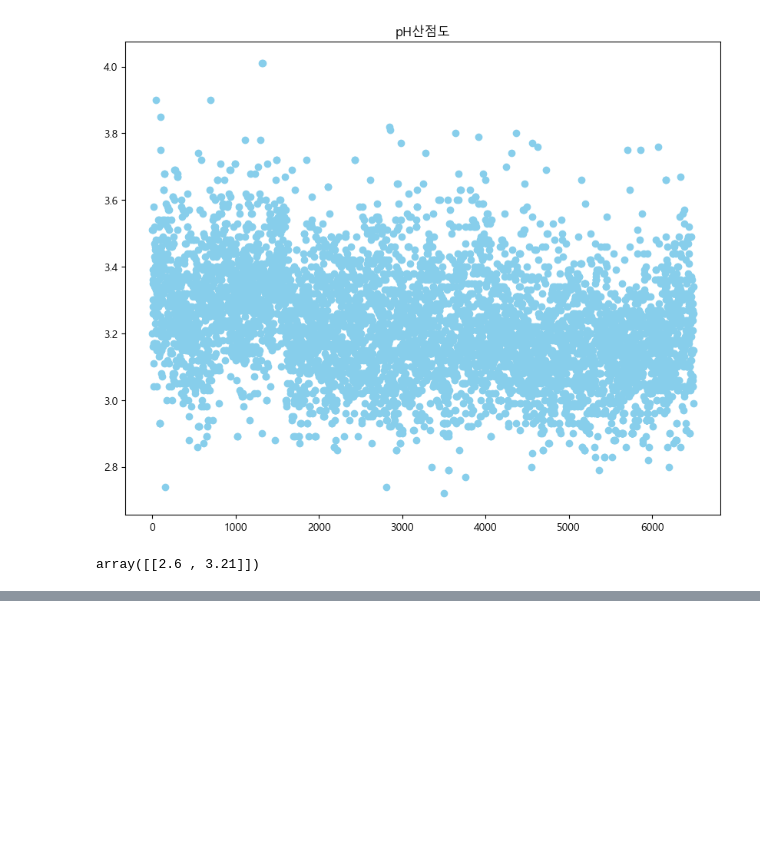
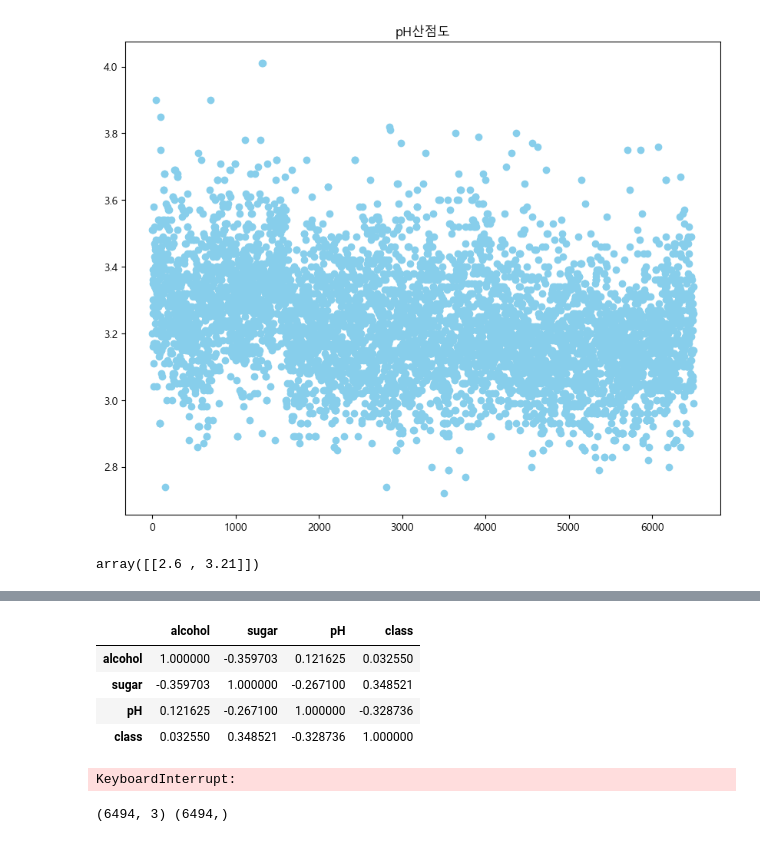
Before and after one commit to Trymind0419/01_Machine_Learning, a Jupyter notebook: 10day_Classifier_Ensemble_All/02_김채민.ipynb, the cells around one changed output, grey strips where cells are left out. Saved outputs shown, nothing was run; the diff lists cells and outputs as text; code cells hidden in the pictures; blank space fills up the shorter version.

```diff
--- a/10day_Classifier_Ensemble_All/02_김채민.ipynb
+++ b/10day_Classifier_Ensemble_All/02_김채민.ipynb
@@ -224,7 +247,8 @@ wine=wine[wine["alcohol"] != 10000]
 print(wine.loc[wine['sugar'].isna(), ['alcohol', 'pH']].values)
 print(wine.loc[wine['pH'].isna(), ['alcohol', 'sugar']].values)
 ## 분류 불가로 sugar 결측치 및 pH 결측치도 빼는 것으로 결정
-wine.drop(columns="")
+wine = wine.dropna()
+wine.info()
 # %% [output]
 [[9.2  3.38]]
 [[9.8 1.5]]
@@ -247,0 +266,34 @@ Name: pH, Length: 6497, dtype: float64
+# %%
+# 상관관계 검증하기
+# spearmanr
+# pearsonr
+display(wine.corr())
+wine_corr = wine.corr()
+# 알콜과 클래스 상관관계 상당히 낮음.
+
+# 상관관계도
+plt.figure(figsize=(10,8))
+plt.title("상관관계도")
+sns.heatmap(wine_corr, annot=True, fmt=".5f", linewidths=0.5)
+plt.show()
+
+# 상관행렬도
+sns.pairplot(wine)
+plt.suptitle("와인 분류 데이터 상관산점도", y=1)
+plt.show()
+# %% [output]
+|  | alcohol | sugar | pH | class |
+| alcohol | 1.000000 | -0.359703 | 0.121625 | 0.032550 |
+| sugar | -0.359703 | 1.000000 | -0.267100 | 0.348521 |
+| pH | 0.121625 | -0.267100 | 1.000000 | -0.328736 |
+| class | 0.032550 | 0.348521 | -0.328736 | 1.000000 |
+KeyboardInterrupt:
+# %%
+# 독립변수 : X(알콜, 당류, pH)
+# 종속변수 : y(클래스)
+X = wine.iloc[:,:-1].to_numpy()
+y = wine["class"].to_numpy()
+
+print(X.shape, y.shape)
+# %% [output]
+(6494, 3) (6494,)
```
Also changed, not shown: parts of 21 cells of this notebook, 2 other files.
